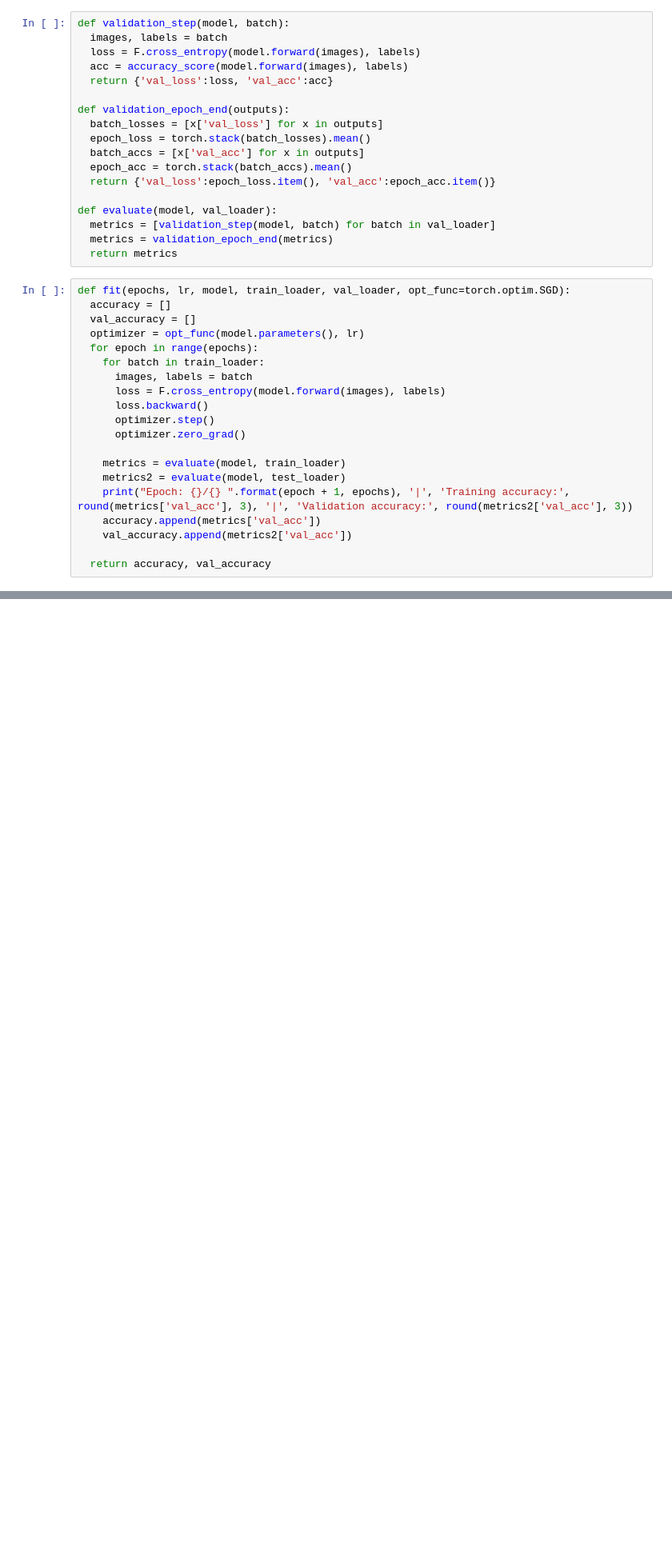
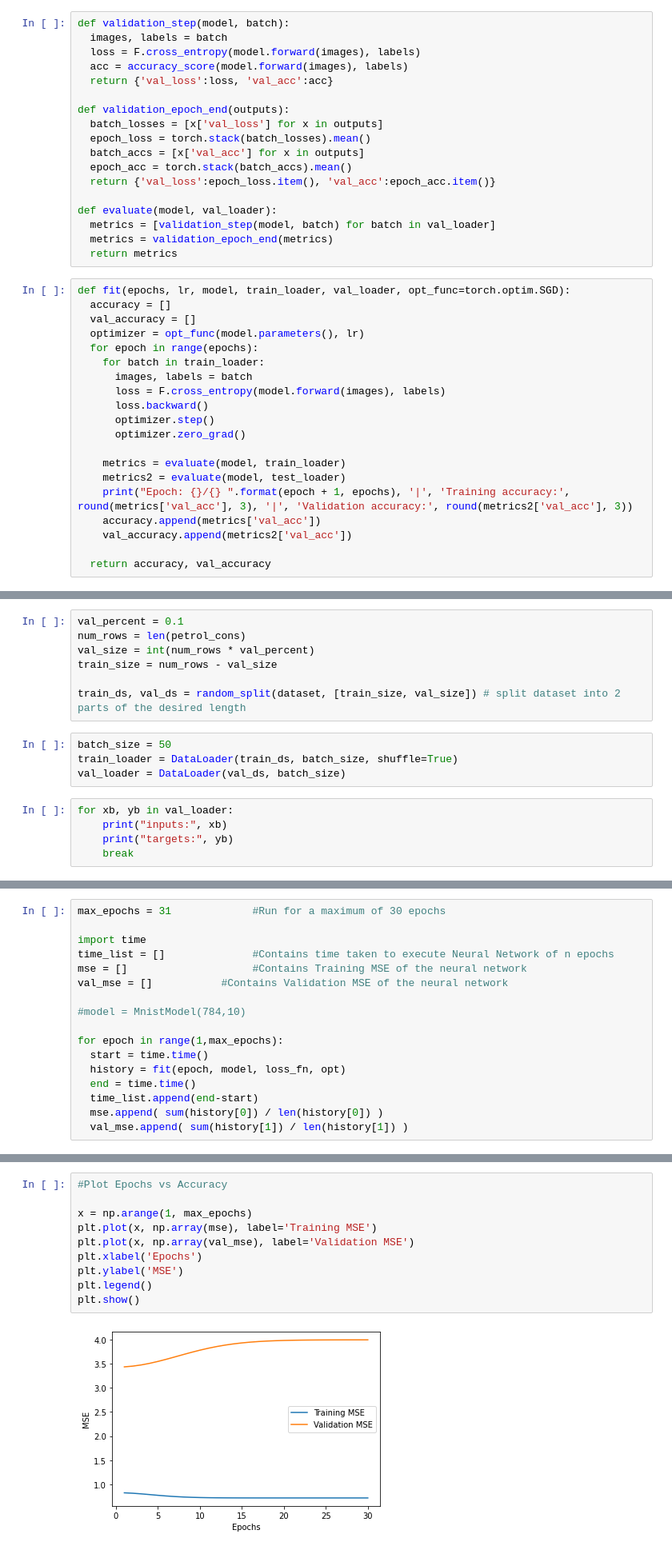
Before and after one commit to srkcheema/ComparativeAnalysis-ML-Libraries, a Jupyter notebook: Pytorch_554_Project.ipynb, the cells around one changed output, grey strips where cells are left out. Shown at 80% size. Saved outputs shown, nothing was run; the diff lists cells and outputs as text; blank space fills up the shorter version.

```diff
--- a/Pytorch_554_Project.ipynb
+++ b/Pytorch_554_Project.ipynb
@@ -96,0 +225,16 @@ def fit(epochs, lr, model, train_loader, val_loader, opt_func=torch.optim.SGD):
+# %%
+val_percent = 0.1
+num_rows = len(petrol_cons)
+val_size = int(num_rows * val_percent)
+train_size = num_rows - val_size
+
+train_ds, val_ds = random_split(dataset, [train_size, val_size]) # split dataset into 2 parts of the desired length
+# %%
+batch_size = 50
+train_loader = DataLoader(train_ds, batch_size, shuffle=True)
+val_loader = DataLoader(val_ds, batch_size)
+# %%
+for xb, yb in val_loader:
+    print("inputs:", xb)
+    print("targets:", yb)
+    break
@@ -96,0 +309,17 @@ def fit(epochs, lr, model, train_loader, val_loader, opt_func=torch.optim.SGD):
+# %%
+max_epochs = 31             #Run for a maximum of 30 epochs
+
+import time
+time_list = []              #Contains time taken to execute Neural Network of n epochs
+mse = []                    #Contains Training MSE of the neural network
+val_mse = []           #Contains Validation MSE of the neural network
+
+#model = MnistModel(784,10)
+
+for epoch in range(1,max_epochs):
+  start = time.time()
+  history = fit(epoch, model, loss_fn, opt)
+  end = time.time()
+  time_list.append(end-start)
+  mse.append( sum(history[0]) / len(history[0]) )
+  val_mse.append( sum(history[1]) / len(history[1]) )
@@ -96,0 +344,12 @@ def fit(epochs, lr, model, train_loader, val_loader, opt_func=torch.optim.SGD):
+# %%
+#Plot Epochs vs Accuracy
+
+x = np.arange(1, max_epochs)
+plt.plot(x, np.array(mse), label='Training MSE')
+plt.plot(x, np.array(val_mse), label='Validation MSE')
+plt.xlabel('Epochs')
+plt.ylabel('MSE')
+plt.legend()
+plt.show()
+# %% [output]
+[figure, added]
```
Also changed, not shown: parts of 18 cells of this notebook.
